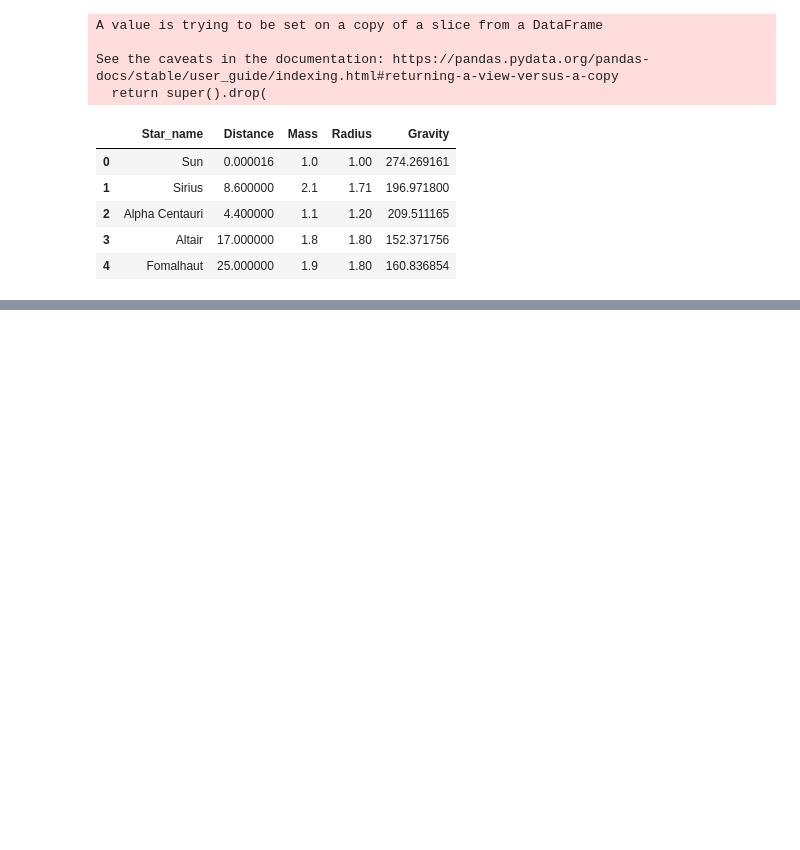
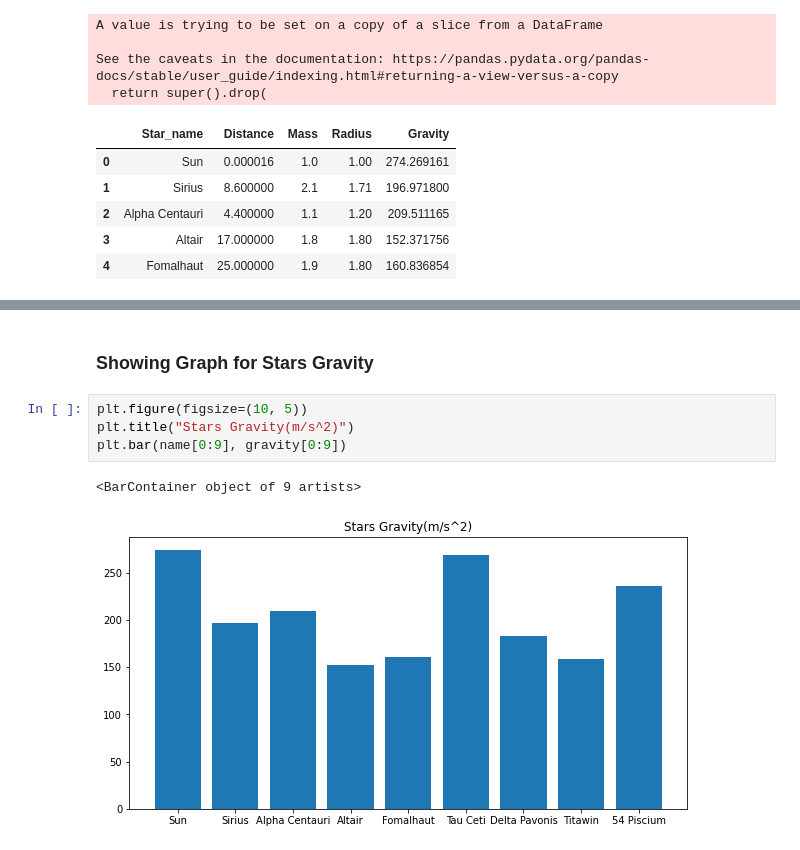
Before and after one commit to YamiAtem/Stars, a Jupyter notebook: notebook.ipynb, the cells around one changed output, grey strips where cells are left out. Saved outputs shown, nothing was run; the diff lists cells and outputs as text; blank space fills up the shorter version.

```diff
--- a/notebook.ipynb
+++ b/notebook.ipynb
@@ -173,0 +205,9 @@ See the caveats in the documentation: https://pandas.pydata.org/pandas-docs/stab
+# %% [markdown]
+### Showing Graph for Stars Gravity
+# %%
+plt.figure(figsize=(10, 5))
+plt.title("Stars Gravity(m/s^2)")
+plt.bar(name[0:9], gravity[0:9])
+# %% [output]
+<BarContainer object of 9 artists>
+[figure, added]
```
Also changed, not shown: parts of 9 cells of this notebook.
